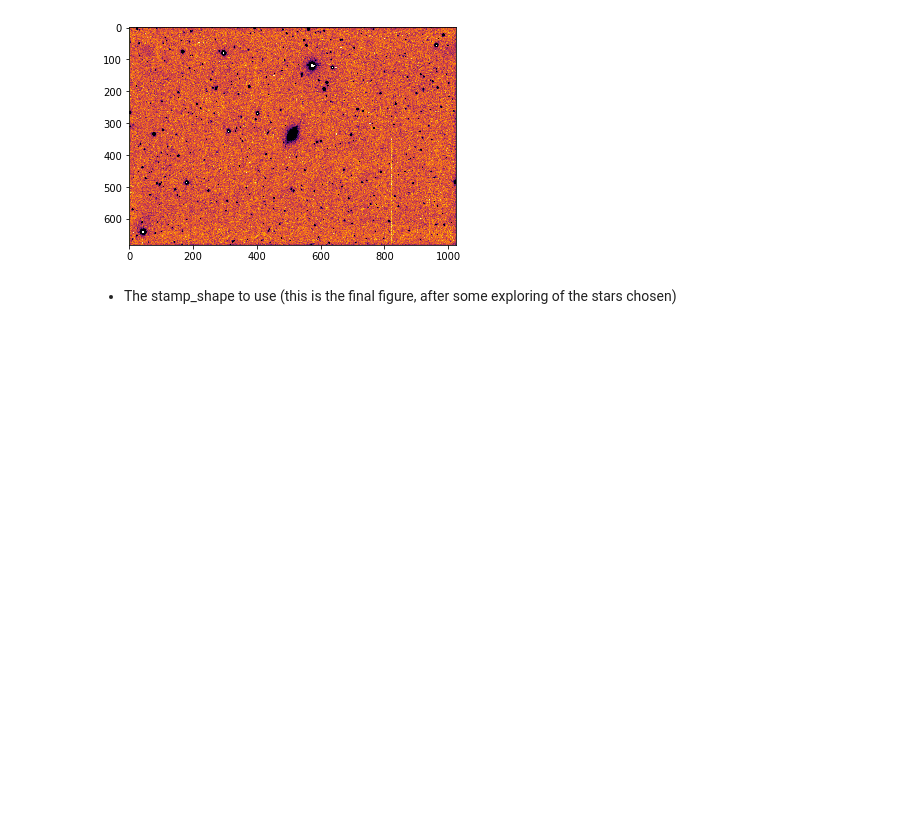
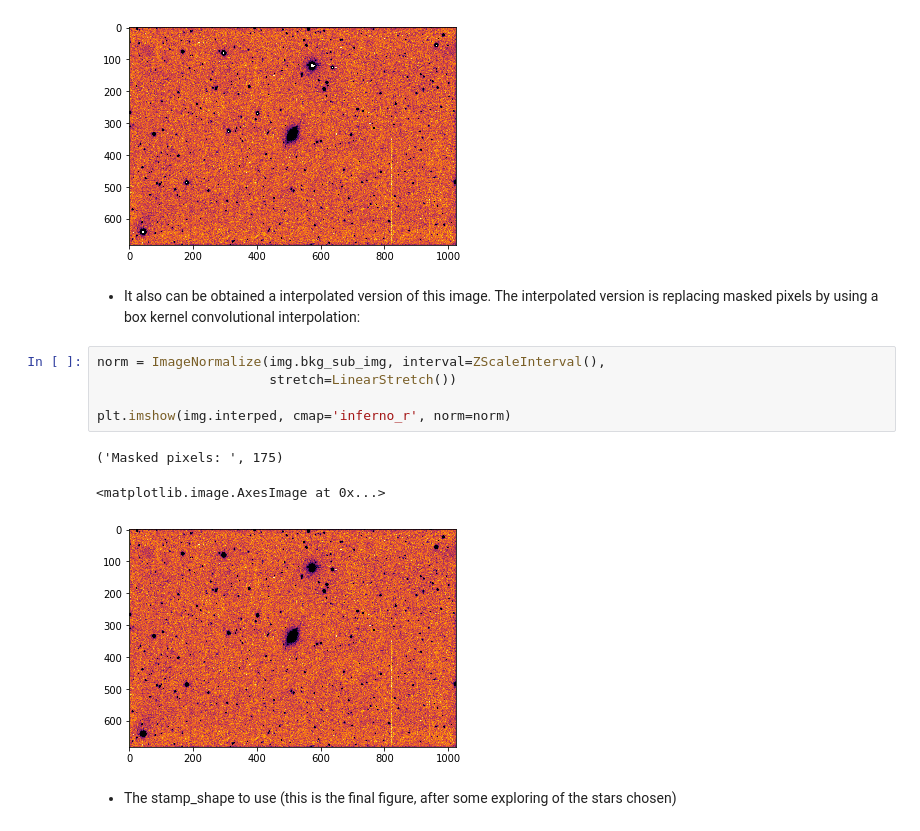
Before and after one commit to quatrope/ProperImage, a Jupyter notebook: docs/source/tutorial/Tutorial03.ipynb, the cells around one changed output. Cells and saved outputs as stored; diff of their text form; blank space fills up the shorter version.

```diff
--- a/docs/source/tutorial/Tutorial03.ipynb
+++ b/docs/source/tutorial/Tutorial03.ipynb
@@ -90,6 +90,17 @@ plt.imshow(img.bkg_sub_img, cmap='inferno_r', norm=norm)
 # %% [output]
 <matplotlib.image.AxesImage at 0x...>
 [figure]
+# %% [markdown]
+* It also can be obtained a interpolated version of this image. The interpolated version is replacing masked pixels by using a box kernel convolutional interpolation:
+# %%
+norm = ImageNormalize(img.bkg_sub_img, interval=ZScaleInterval(),
+                      stretch=LinearStretch())
+
+plt.imshow(img.interped, cmap='inferno_r', norm=norm)
+# %% [output]
+('Masked pixels: ', 175)
+<matplotlib.image.AxesImage at 0x...>
+[figure, added]
 # %% [markdown]
 * The stamp_shape to use (this is the final figure, after some exploring of the stars chosen)
 # %%
```
Also changed, not shown: parts of 4 cells of this notebook, 1 other file.
